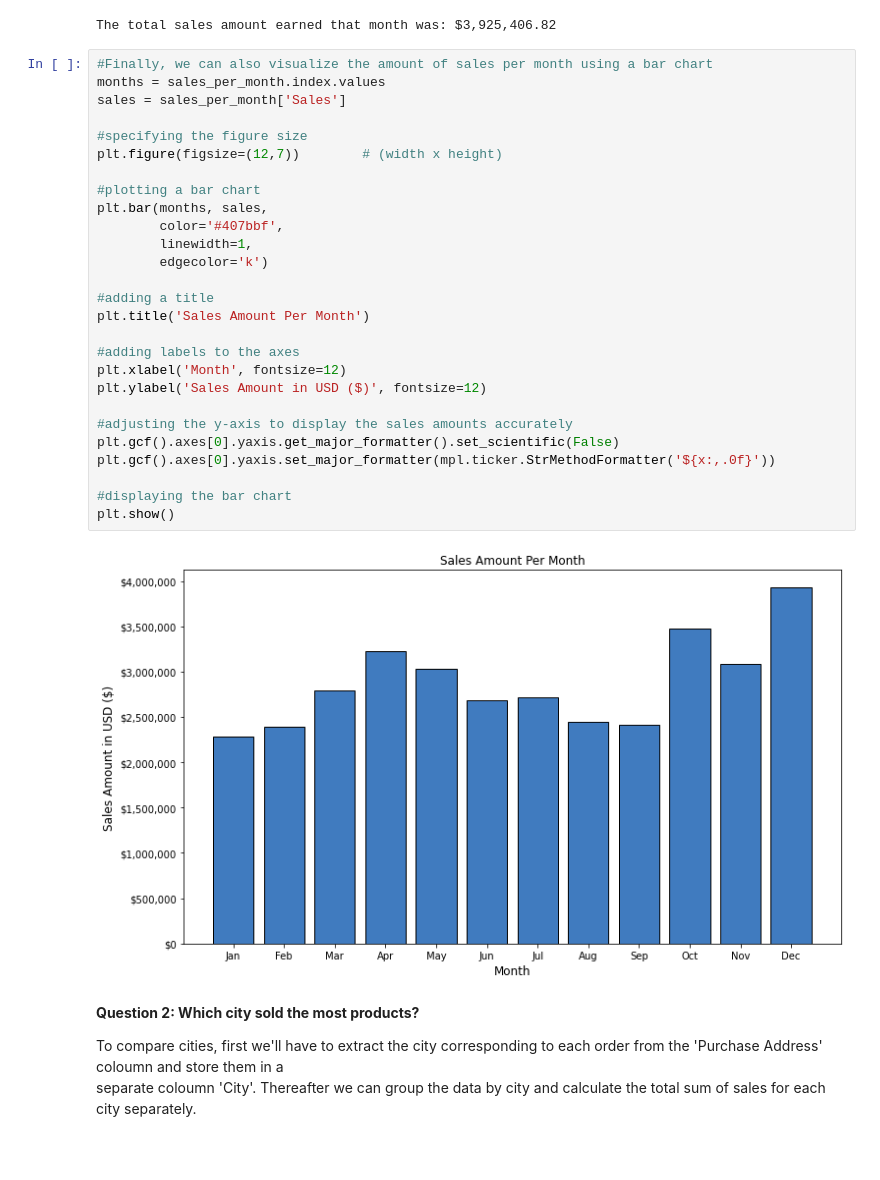
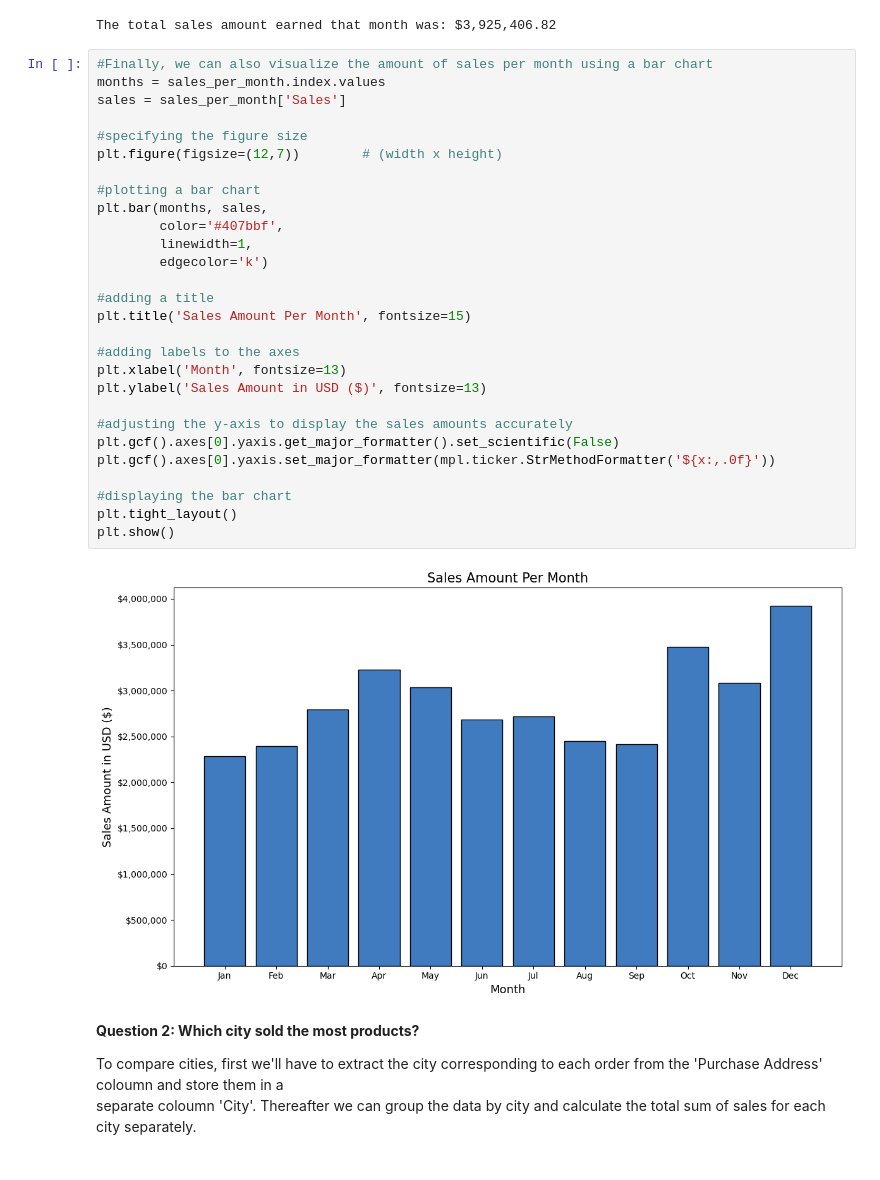
Before and after one commit to Mo-Khalifa96/Sales-Analysis-with-Python, a Jupyter notebook: Sales Analysis (Jupyter version).ipynb, the cells around one changed output. Cells and saved outputs as stored; diff of their text form.

```diff
--- a/Sales Analysis (Jupyter version).ipynb
+++ b/Sales Analysis (Jupyter version).ipynb
@@ -288,32 +296,33 @@ The total sales amount earned that month was: $3,925,406.82
 # %%
 #Finally, we can also visualize the amount of sales per month using a bar chart
 months = sales_per_month.index.values
 sales = sales_per_month['Sales']
 
 #specifying the figure size
 plt.figure(figsize=(12,7))        # (width x height)
 
 #plotting a bar chart
 plt.bar(months, sales,
         color='#407bbf',
         linewidth=1,
         edgecolor='k')
 
 #adding a title
-plt.title('Sales Amount Per Month')
+plt.title('Sales Amount Per Month', fontsize=15)
 
 #adding labels to the axes
-plt.xlabel('Month', fontsize=12)
-plt.ylabel('Sales Amount in USD ($)', fontsize=12)
+plt.xlabel('Month', fontsize=13)
+plt.ylabel('Sales Amount in USD ($)', fontsize=13)
 
 #adjusting the y-axis to display the sales amounts accurately
 plt.gcf().axes[0].yaxis.get_major_formatter().set_scientific(False)
 plt.gcf().axes[0].yaxis.set_major_formatter(mpl.ticker.StrMethodFormatter('${x:,.0f}'))
 
 #displaying the bar chart
+plt.tight_layout()
 plt.show()
 # %% [output]
-[figure, old version]
+[figure, new version]
 # %% [markdown]
 **Question 2: Which city sold the most products?**
 <br>
```
Also changed, not shown: parts of 5 cells of this notebook.
